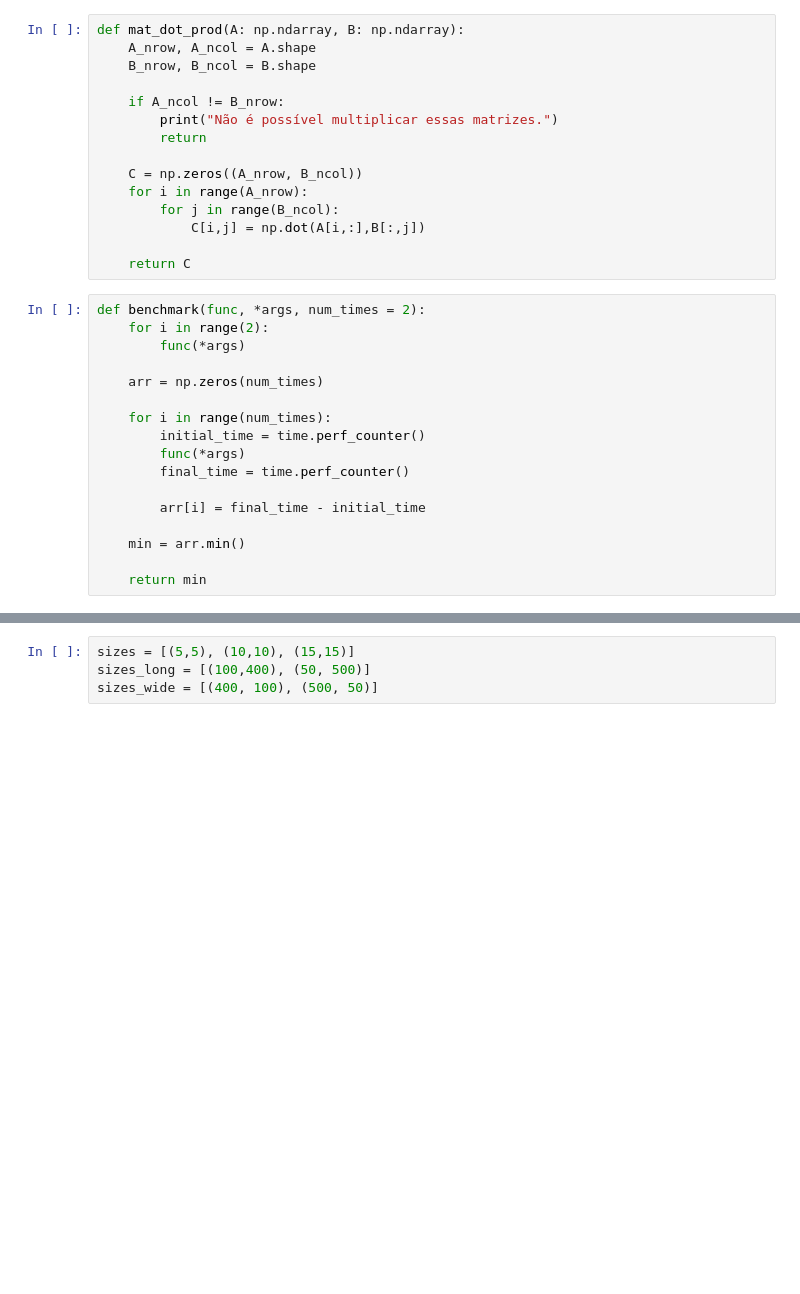
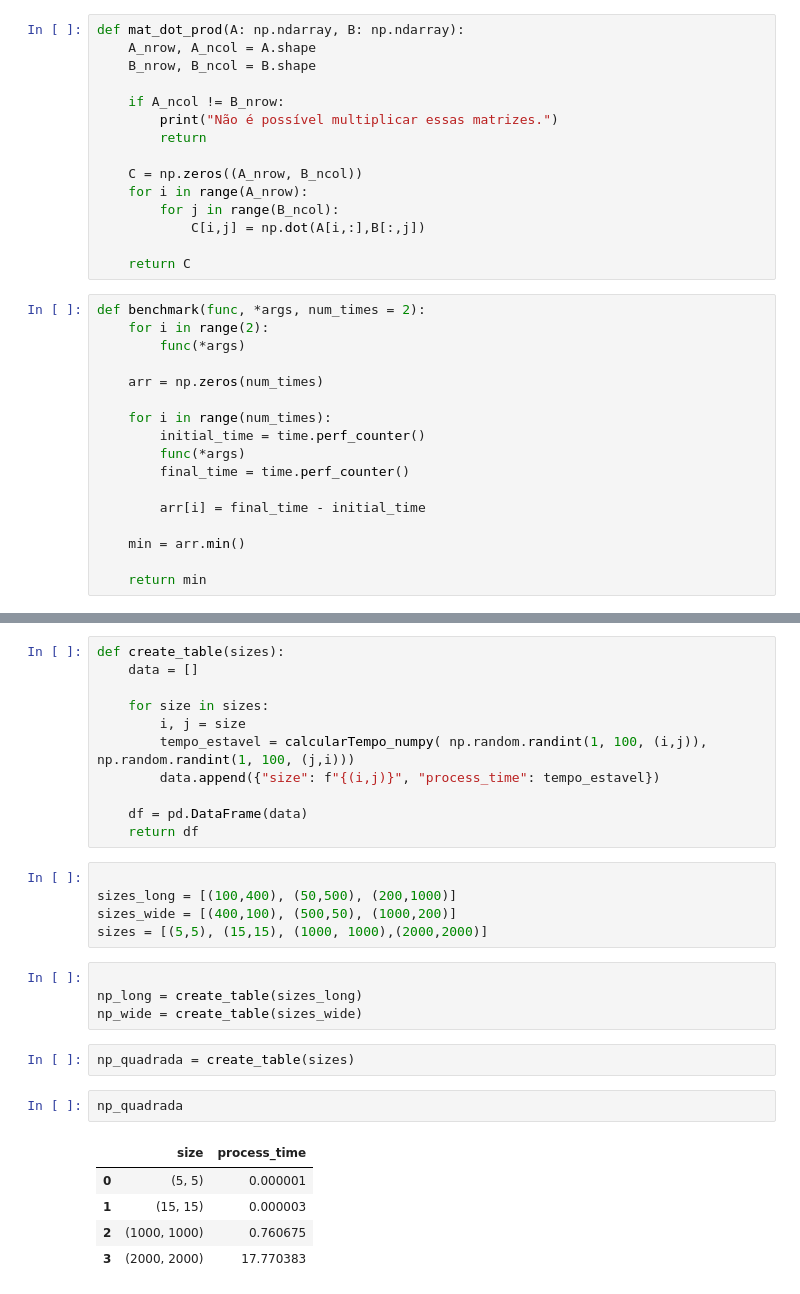
Before and after one commit to davi-dressler/fgv_aln, a Jupyter notebook: Trab_1/q1_python.ipynb, the cells around one changed output, grey strips where cells are left out. Cells and saved outputs as stored; diff of their text form; blank space fills up the shorter version.

```diff
--- a/Trab_1/q1_python.ipynb
+++ b/Trab_1/q1_python.ipynb
@@ -54,4 +71,30 @@ def benchmark(func, *args, num_times = 2):
+# %%
+def create_table(sizes):
+    data = []
+
+    for size in sizes:
+        i, j = size
+        tempo_estavel = calcularTempo_numpy( np.random.randint(1, 100, (i,j)), np.random.randint(1, 100, (j,i)))
+        data.append({"size": f"{(i,j)}", "process_time": tempo_estavel})
+
+    df = pd.DataFrame(data)
+    return df
 # %%
-sizes = [(5,5), (10,10), (15,15)]
-sizes_long = [(100,400), (50, 500)]
-sizes_wide = [(400, 100), (500, 50)]
+
+sizes_long = [(100,400), (50,500), (200,1000)]
+sizes_wide = [(400,100), (500,50), (1000,200)]
+sizes = [(5,5), (15,15), (1000, 1000),(2000,2000)]
+# %%
+
+np_long = create_table(sizes_long)
+np_wide = create_table(sizes_wide)
+# %%
+np_quadrada = create_table(sizes)
+# %%
+np_quadrada
+# %% [output]
+|  | size | process_time |
+| 0 | (5, 5) | 0.000001 |
+| 1 | (15, 15) | 0.000003 |
+| 2 | (1000, 1000) | 0.760675 |
+| 3 | (2000, 2000) | 17.770383 |
```
Also changed, not shown: parts of 14 cells of this notebook, 7 other files.
